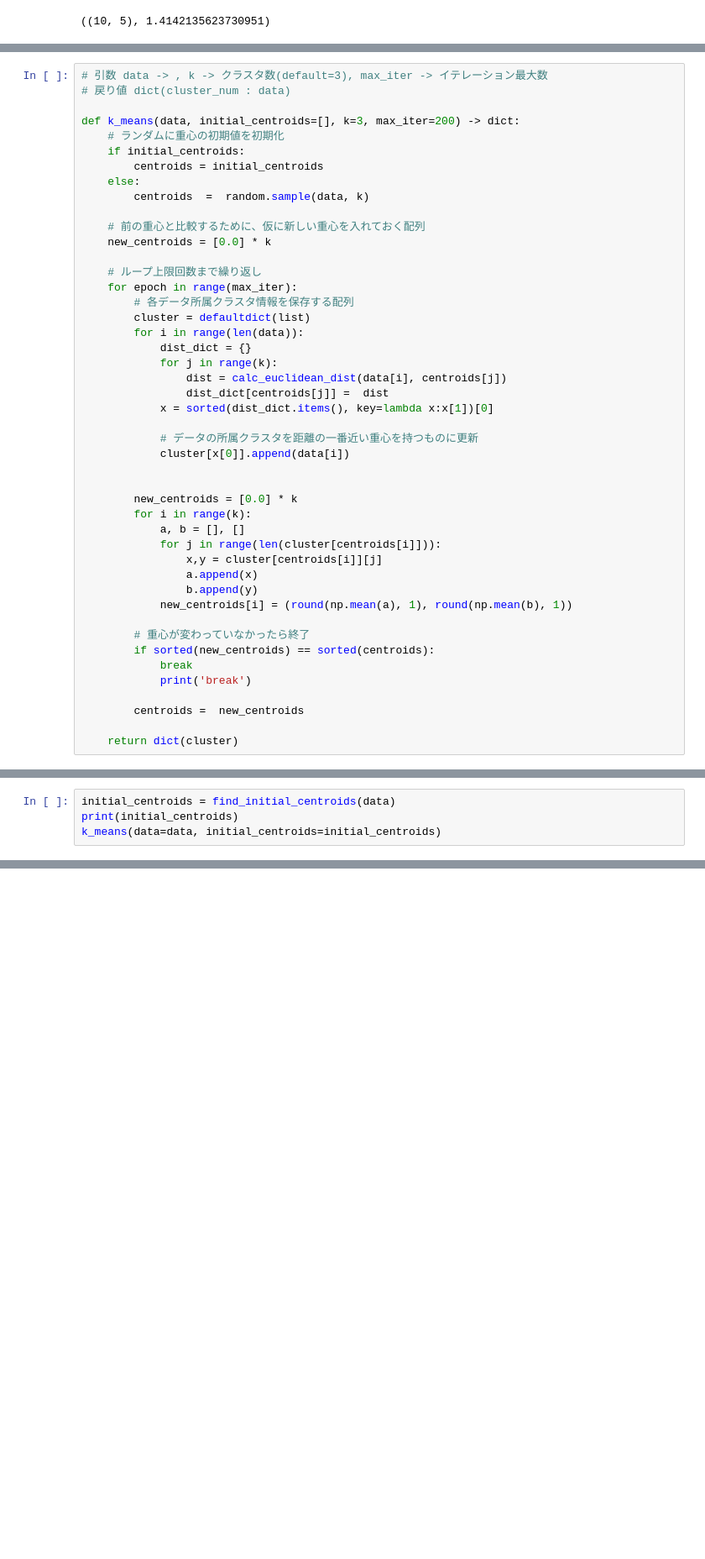
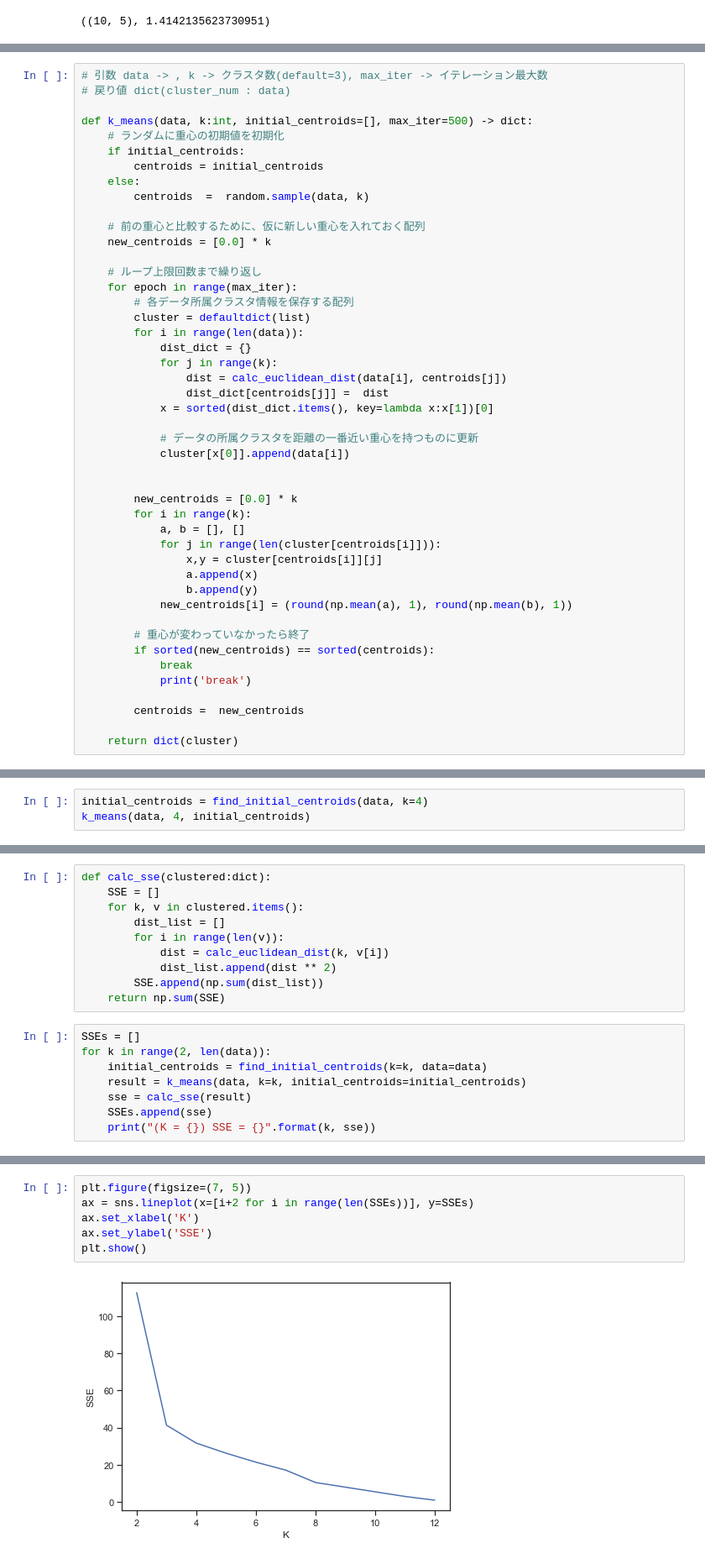
Before and after one commit to HirotaYusuke/data-science-exercise, a Jupyter notebook: assignment/unsupervised-learning.ipynb, the cells around one changed output, grey strips where cells are left out. Shown at 84% size. Drawn from its saved outputs; the diff is of its cells as text; blank space fills up the shorter version.

```diff
--- a/assignment/unsupervised-learning.ipynb
+++ b/assignment/unsupervised-learning.ipynb
@@ -213,7 +213,7 @@ K-means法は，N個のデータ集合$D=\{x_1, x_2, ..., x_n\}$が与えられ
 # 引数 data -> , k -> クラスタ数(default=3), max_iter -> イテレーション最大数
 # 戻り値 dict(cluster_num : data)
 
-def k_means(data, initial_centroids=[], k=3, max_iter=200) -> dict:
+def k_means(data, k:int, initial_centroids=[], max_iter=500) -> dict:
     # ランダムに重心の初期値を初期化
     if initial_centroids:
         centroids = initial_centroids
@@ -309,7 +311,6 @@ def find_initial_centroids(data, k=3, max_iter=100) -> list:
 
     return centroids
 # %%
-initial_centroids = find_initial_centroids(data)
-print(initial_centroids)
-k_means(data=data, initial_centroids=initial_centroids)
+initial_centroids = find_initial_centroids(data, k=4)
+k_means(data, 4, initial_centroids)
 # %% [output]
@@ -328,3 +329,21 @@ SSE = \sum^k_i \sum_{x \in C_i} |x - c_i|^2
 $$
 
 最適クラスタ数を決定する方法の1つに，クラスタ数を変化させながらSSEを計算し，SSEの値の変化パターンが大きく変わった際のクラスタ数を最適クラスタ数とするものがある．このアプローチを用いて，Q1で用いたデータをK-means法でクラスタリングする場合の最適クラスタ数を求めよ．
+# %%
+def calc_sse(clustered:dict):
+    SSE = []
+    for k, v in clustered.items():
+        dist_list = []
+        for i in range(len(v)):
+            dist = calc_euclidean_dist(k, v[i])
+            dist_list.append(dist ** 2)
+        SSE.append(np.sum(dist_list))
+    return np.sum(SSE)
+# %%
+SSEs = []
+for k in range(2, len(data)):
+    initial_centroids = find_initial_centroids(k=k, data=data)
+    result = k_means(data, k=k, initial_centroids=initial_centroids)
+    sse = calc_sse(result)
+    SSEs.append(sse)
+    print("(K = {}) SSE = {}".format(k, sse))
@@ -331,3 +362,11 @@ $$
+# %%
+plt.figure(figsize=(7, 5))
+ax = sns.lineplot(x=[i+2 for i in range(len(SSEs))], y=SSEs)
+ax.set_xlabel('K')
+ax.set_ylabel('SSE')
+plt.show()
+# %% [output]
+[figure, added]
 # %% [markdown]
 ### Q6. 階層的クラスタリング
 Q1で扱った13個のデータ点について，[階層的クラスタリング法](http://www.kamishima.net/jp/clustering/)を用いて段階的にクラスタに分割したい．
```
Also changed, not shown: parts of 6 cells of this notebook.
